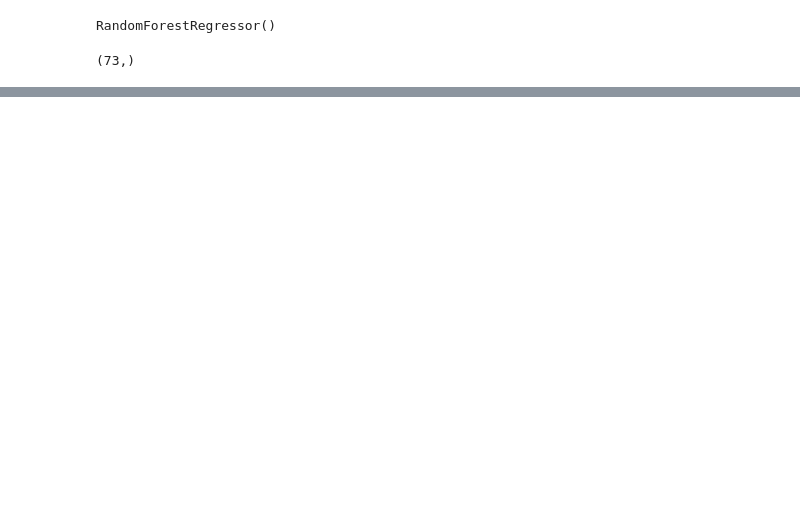
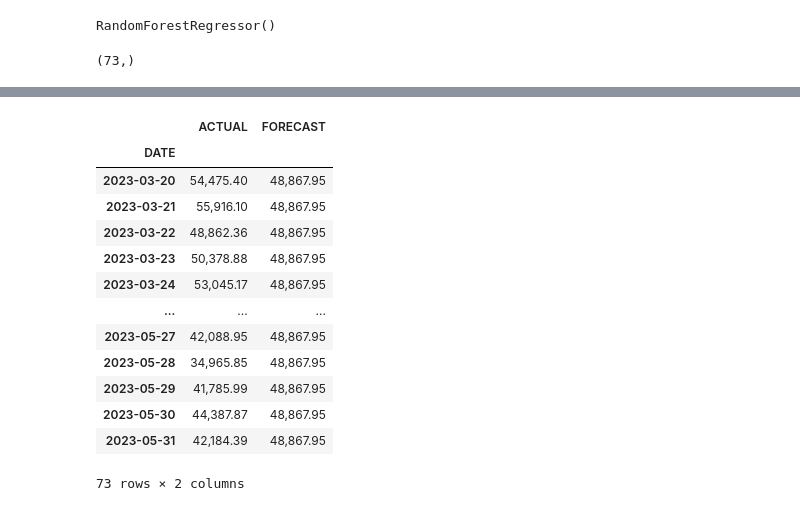
Before and after one commit to RizkiRiyadi/ForecastGasDemandKarawang, a Jupyter notebook: RandomForest.ipynb, the cells around one changed output, grey strips where cells are left out. Saved outputs shown, nothing was run; the diff lists cells and outputs as text; code cells hidden in the pictures; blank space fills up the shorter version.

```diff
--- a/RandomForest.ipynb
+++ b/RandomForest.ipynb
@@ -135,9 +170,0 @@ Mean Squared Error (MSE): 10630032.152935028
-# %%
-import pandas as pd
-
-# Concatenate y_pred and y_test
-concatenated = pd.concat([y_test.rename('Actual'), pd.Series(y_pred, index=y_test.index).rename('Predicted')], axis=1)
-
-# Display the concatenated values
-pd.set_option('display.float_format', '{:.2f}'.format)  # Set formatting for float values
-print(concatenated)
@@ -145,0 +193,18 @@ AttributeError: 'numpy.ndarray' object has no attribute 'rename'
+# %%
+result = pd.DataFrame({'ACTUAL':y_test,'FORECAST':y_pred,'DATE':test_date['DATE']})
+result.set_index('DATE')
+# %% [output]
+|  | ACTUAL | FORECAST |
+| DATE |  |  |
+| 2023-03-20 | 54,475.40 | 48,867.95 |
+| 2023-03-21 | 55,916.10 | 48,867.95 |
+| 2023-03-22 | 48,862.36 | 48,867.95 |
+| 2023-03-23 | 50,378.88 | 48,867.95 |
+| 2023-03-24 | 53,045.17 | 48,867.95 |
+| ... | ... | ... |
+| 2023-05-27 | 42,088.95 | 48,867.95 |
+| 2023-05-28 | 34,965.85 | 48,867.95 |
+| 2023-05-29 | 41,785.99 | 48,867.95 |
+| 2023-05-30 | 44,387.87 | 48,867.95 |
+| 2023-05-31 | 42,184.39 | 48,867.95 |
+73 rows × 2 columns
```
Also changed, not shown: parts of 30 cells of this notebook, 3 other files.
